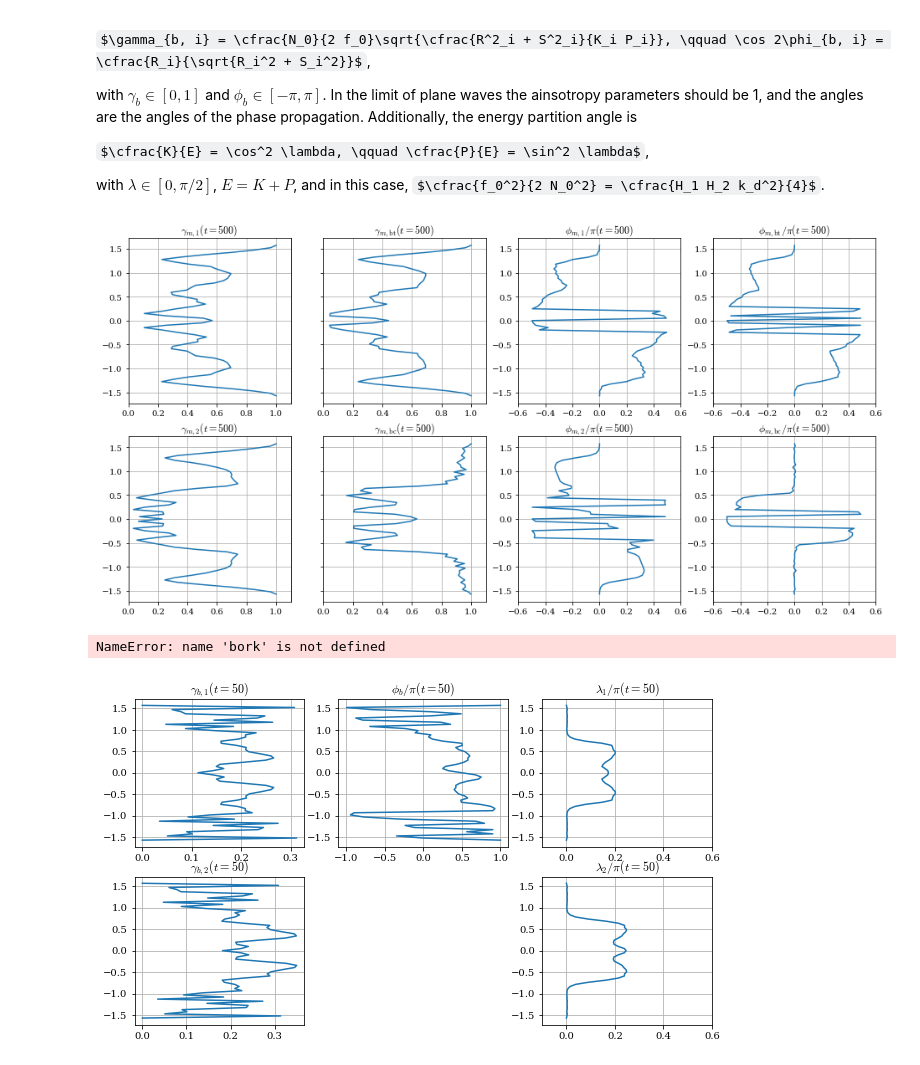
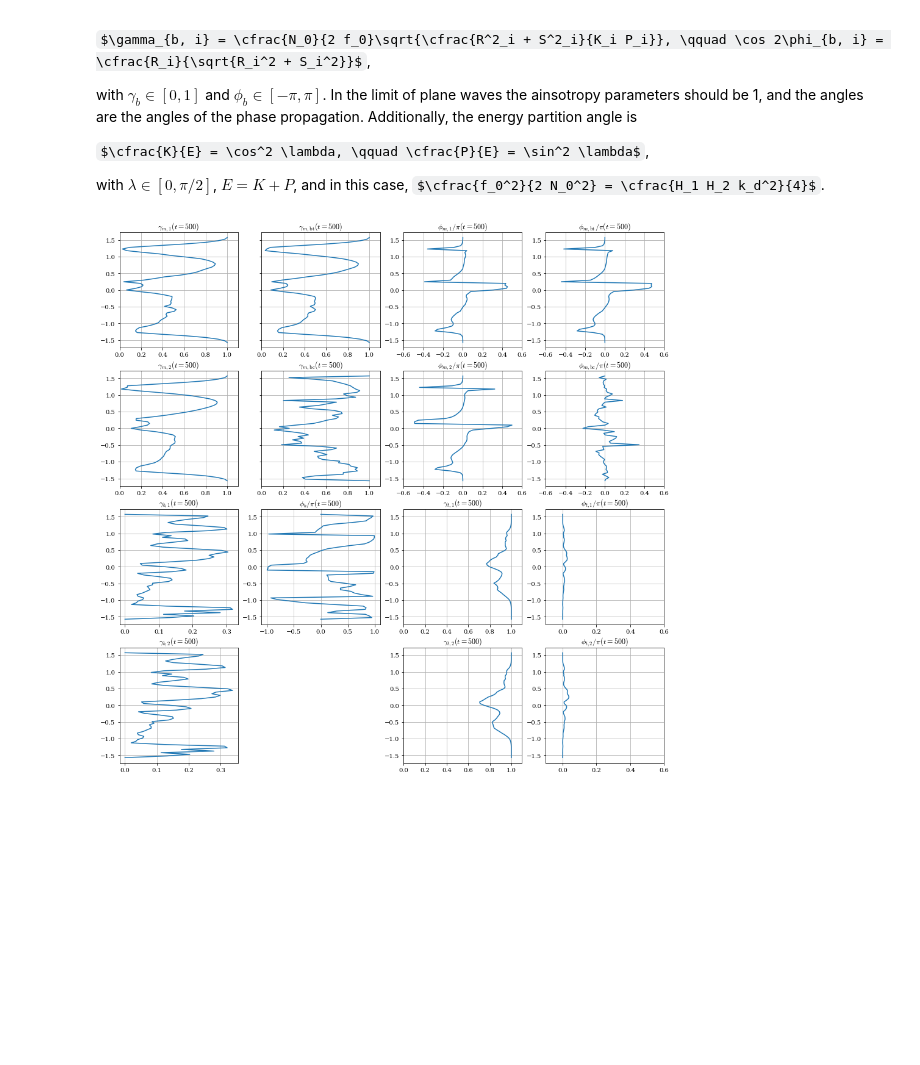
Before and after one commit to julianmak/pydra, a Jupyter notebook: wrapper/calc_GEOMETRIC.ipynb, the cells around one changed output. Cells and saved outputs as stored; diff of their text form; code cells hidden in the pictures; some formulas as TeX source; blank space fills up the shorter version.

```diff
--- a/wrapper/calc_GEOMETRIC.ipynb
+++ b/wrapper/calc_GEOMETRIC.ipynb
@@ -21,8 +21,8 @@ plt.rcParams["axes.formatter.limits"] = [-3, 3]
 # %%
 kt = 50
 
-# data_dir = "/home/julian/data/hydra_data/jet/nx128ny64hb0.50kd20.0bdpi0.8w0.50r001/"
-data_dir = "/home/mak/data/hydra_data/jet/nx128ny64hb0.50kd20.0bdpi0.8w0.50r001/"
+data_dir = "/home/julian/data/hydra_data/jet/nx128ny64hb0.50kd20.0bdpi0.8w0.50r001/"
+# data_dir = "/home/mak/data/hydra_data/jet/nx128ny64hb0.50kd20.0bdpi0.8w0.50r001/"
 
 t_now, qq = read_qq(data_dir, parameters.nx, parameters.ny, kt, num_frame = True)
 
@@ -381,57 +376,18 @@ gamma_m_L1L2, phi_m_L1L2, gamma_m_btbc, phi_m_btbc, gamma_b, phi_b, lam, K_L1L2,
 # %%
-# TEST momentum anisotropy and angles
-# gamma_m = sqrt(M^2 + N^2) / K (0 =< gamma_m =< 1)
-# cos 2 phi_m = - M / sqrt(M^2 + N^2) (0 =< phi_m =< pi)
-
 # Observation: well gamma_m is zero pointwise if averages are not taken for the individual components...duh
 #              angles are positive so it is (?) barotropically stable
 #              high anisotropy but low angle probably is wave-like
 #              low anisotropy then angles don't really matter
 #              so an alpha-like parameter combining the two probably to say something about waves?
 
-fig = plt.figure(figsize=(16, 8))
+kt = 500
 
-plot_geom_mom_param(gamma_m_L1L2, phi_m_L1L2, gamma_m_btbc, phi_m_btbc, y_vec, t_now)
+data_geom = calc_geom_param(data_dir, parameters, constants, kt)
+
+fig = plt.figure(figsize=(16, 16))
+plot_geom_param(data_geom, y_vec, kt)
 # %% [output]
-[figure, old version]
+[figure, new version]
-# %%
-# check this for factors...?
-
-fig = plt.figure(figsize=(14, 6))
-
-ax = plt.subplot2grid((2, 4), (0, 0), colspan = 1)
-ax.plot(gamma_b[:, 1], y_vec)
-# ax.set_xlim([0, 10])
-ax.set_title(r"$\gamma_{b, 1} (t = %g)$" % kt)
-ax.grid()
-
-ax = plt.subplot2grid((2, 4), (1, 0), colspan = 1)
-ax.plot(gamma_b[:, 0], y_vec)
-# ax.set_xlim([0, 10])
-ax.set_title(r"$\gamma_{b, 2} (t = %g)$" % kt)
-ax.grid()
-
-ax = plt.subplot2grid((2, 4), (0, 1), colspan = 1)
-ax.plot(phi_b / np.pi, y_vec)
-ax.set_xlim([-1.1, 1.1])
-ax.set_title(r"$\phi_{b} / \pi (t = %g)$" % kt)
-ax.grid()
-
-ax = plt.subplot2grid((2, 4), (0, 2), colspan = 1)
-# ax.plot(phi_b1 / np.pi, y_vec)
-ax.plot(lam[:, 1] / np.pi, y_vec)
-ax.set_xlim([-0.1, 0.6])
-ax.set_title(r"$\lambda_1 / \pi (t = %g)$" % kt)
-ax.grid()
-
-ax = plt.subplot2grid((2, 4), (1, 2), colspan = 1)
-ax.plot(lam[:, 0] / np.pi, y_vec)
-ax.set_xlim([-0.1, 0.6])
-ax.set_title(r"$\lambda_2 / \pi (t = %g)$" % kt)
-ax.grid()
-# %% [output]
-NameError: name 'bork' is not defined
-[figure, removed]
 # %%
 kt = 750
 
```
Also changed, not shown: parts of 7 cells of this notebook, 2 other files.
